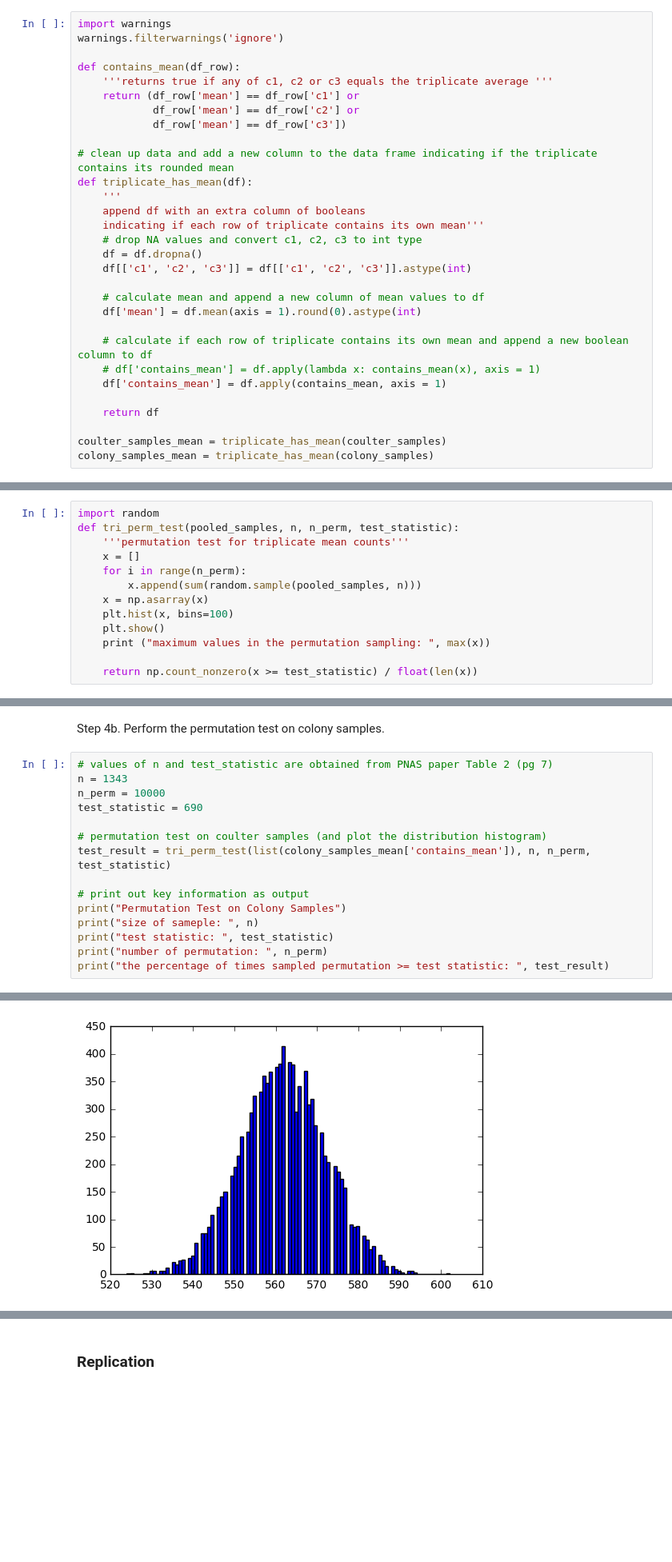
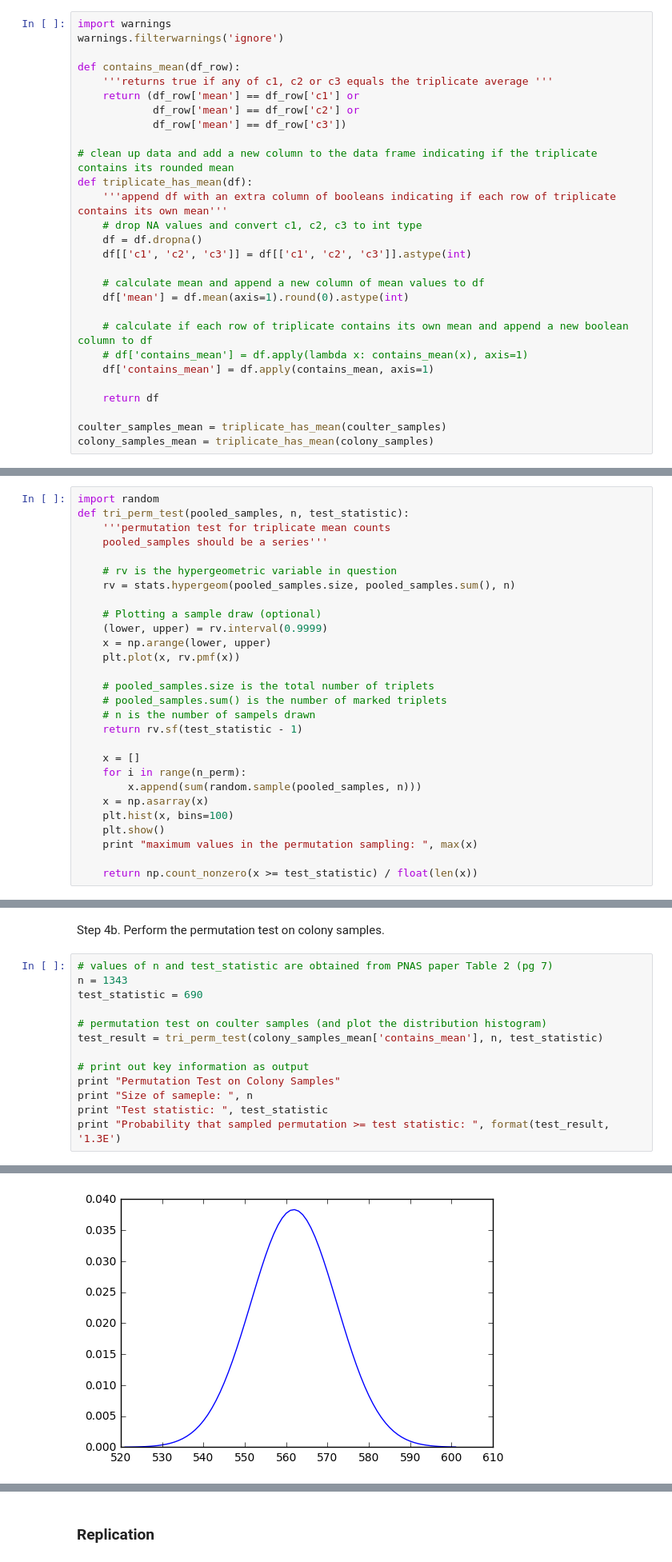
Before and after one commit to mads14/S215a-groupwork, a Jupyter notebook: science-open-research/OSR_Pitt_Hill.ipynb, the cells around one changed output, grey strips where cells are left out. Shown at 80% size. Drawn from its saved outputs; the diff is of its cells as text; blank space fills up the shorter version.

Commit message:
Hypergeometric distribution implemented for permutation test

```diff
--- a/science-open-research/OSR_Pitt_Hill.ipynb
+++ b/science-open-research/OSR_Pitt_Hill.ipynb
@@ -78,19 +96,17 @@ def contains_mean(df_row):
 
 # clean up data and add a new column to the data frame indicating if the triplicate contains its rounded mean
 def triplicate_has_mean(df):
-    '''
-    append df with an extra column of booleans
-    indicating if each row of triplicate contains its own mean'''
+    '''append df with an extra column of booleans indicating if each row of triplicate contains its own mean'''
     # drop NA values and convert c1, c2, c3 to int type
     df = df.dropna()
     df[['c1', 'c2', 'c3']] = df[['c1', 'c2', 'c3']].astype(int)
 
     # calculate mean and append a new column of mean values to df
-    df['mean'] = df.mean(axis = 1).round(0).astype(int)
+    df['mean'] = df.mean(axis=1).round(0).astype(int)
 
     # calculate if each row of triplicate contains its own mean and append a new boolean column to df
-    # df['contains_mean'] = df.apply(lambda x: contains_mean(x), axis = 1)
-    df['contains_mean'] = df.apply(contains_mean, axis = 1)
+    # df['contains_mean'] = df.apply(lambda x: contains_mean(x), axis=1)
+    df['contains_mean'] = df.apply(contains_mean, axis=1)
 
     return df
 
@@ -100,15 +116,30 @@ colony_samples_mean = triplicate_has_mean(colony_samples)
 Step 3. Permutation test for triplicate count test.
 # %%
 import random
-def tri_perm_test(pooled_samples, n, n_perm, test_statistic):
-    '''permutation test for triplicate mean counts'''
+def tri_perm_test(pooled_samples, n, test_statistic):
+    '''permutation test for triplicate mean counts
+    pooled_samples should be a series'''
+
+    # rv is the hypergeometric variable in question
+    rv = stats.hypergeom(pooled_samples.size, pooled_samples.sum(), n)
+
+    # Plotting a sample draw (optional)
+    (lower, upper) = rv.interval(0.9999)
+    x = np.arange(lower, upper)
+    plt.plot(x, rv.pmf(x))
+
+    # pooled_samples.size is the total number of triplets
+    # pooled_samples.sum() is the number of marked triplets
+    # n is the number of sampels drawn
+    return rv.sf(test_statistic - 1)
+
     x = []
     for i in range(n_perm):
         x.append(sum(random.sample(pooled_samples, n)))
     x = np.asarray(x)
     plt.hist(x, bins=100)
     plt.show()
-    print ("maximum values in the permutation sampling: ", max(x))
+    print "maximum values in the permutation sampling: ", max(x)
 
     return np.count_nonzero(x >= test_statistic) / float(len(x))
 # %% [markdown]
@@ -141,16 +168,14 @@ Step 4b. Perform the permutation test on colony samples.
 # %%
 # values of n and test_statistic are obtained from PNAS paper Table 2 (pg 7)
 n = 1343
-n_perm = 10000
 test_statistic = 690
 
 # permutation test on coulter samples (and plot the distribution histogram)
-test_result = tri_perm_test(list(colony_samples_mean['contains_mean']), n, n_perm, test_statistic)
+test_result = tri_perm_test(colony_samples_mean['contains_mean'], n, test_statistic)
 
 # print out key information as output
-print("Permutation Test on Colony Samples")
-print("size of sameple: ", n)
-print("test statistic: ", test_statistic)
-print("number of permutation: ", n_perm)
-print("the percentage of times sampled permutation >= test statistic: ", test_result)
+print "Permutation Test on Colony Samples"
+print "Size of sameple: ", n
+print "Test statistic: ", test_statistic
+print "Probability that sampled permutation >= test statistic: ", format(test_result, '1.3E')
 # %% [output]
@@ -157 +186 @@ print("the percentage of times sampled permutation >= test statistic: ", test_re
-[figure, old version]
+[figure, new version]
```
Also changed, not shown: parts of 16 cells of this notebook.
